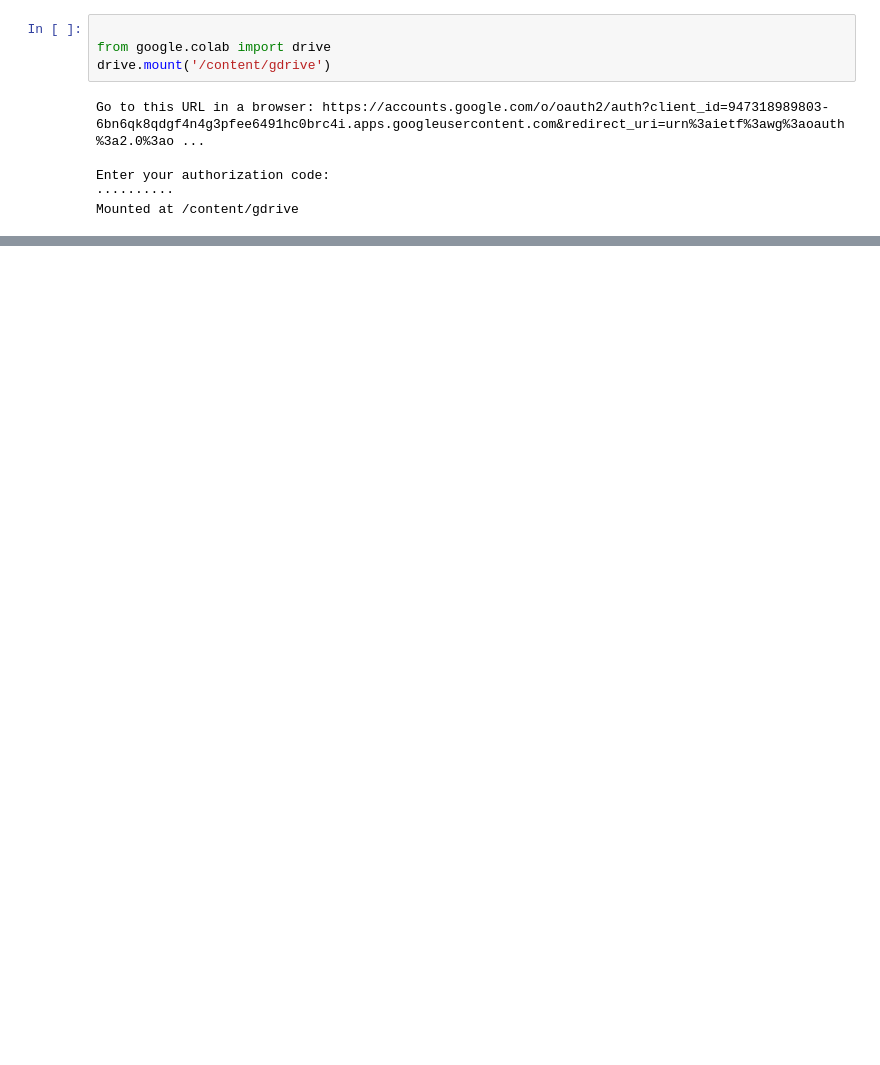
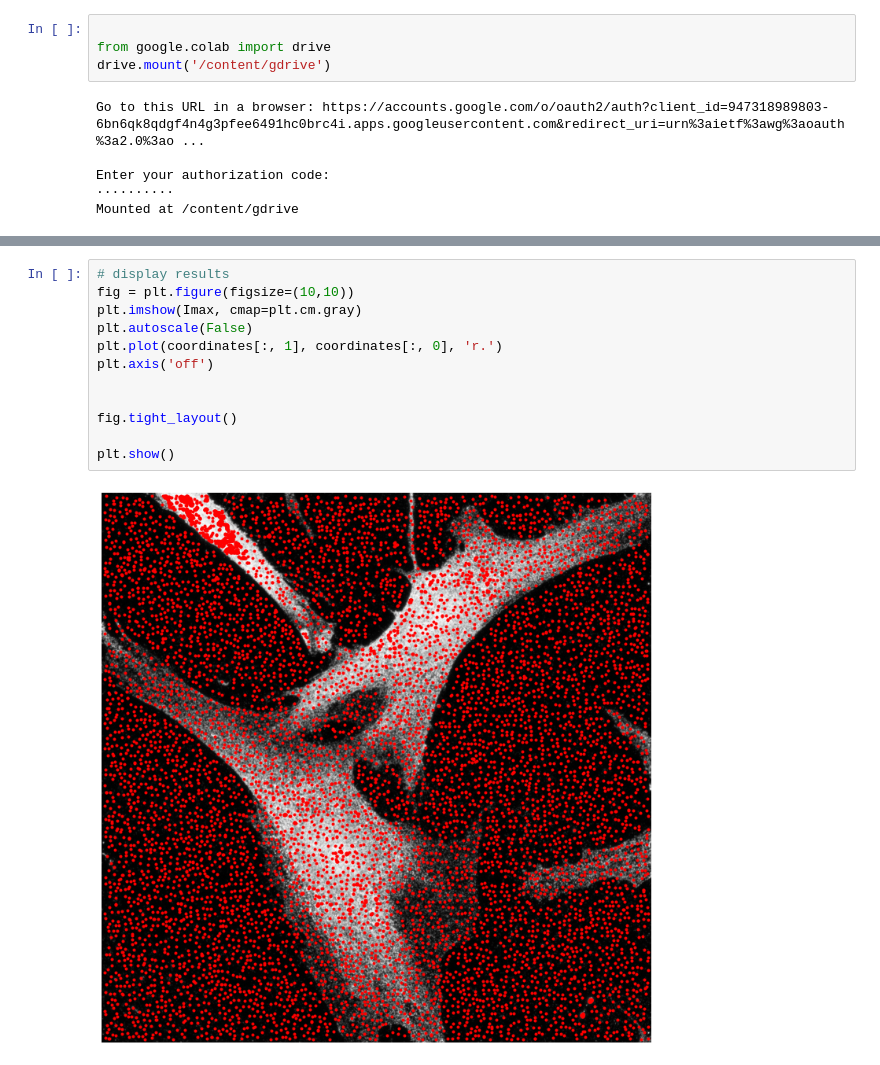
Before and after one commit to raulbenitez/HSJD_neuropaisajes, a Jupyter notebook: prueba1.ipynb, the cells around one changed output, grey strips where cells are left out. Saved outputs shown, nothing was run; the diff lists cells and outputs as text; blank space fills up the shorter version.

```diff
--- a/prueba1.ipynb
+++ b/prueba1.ipynb
@@ -12,0 +117,14 @@ Mounted at /content/gdrive
+# %%
+# display results
+fig = plt.figure(figsize=(10,10))
+plt.imshow(Imax, cmap=plt.cm.gray)
+plt.autoscale(False)
+plt.plot(coordinates[:, 1], coordinates[:, 0], 'r.')
+plt.axis('off')
+
+
+fig.tight_layout()
+
+plt.show()
+# %% [output]
+[figure, added]
```
Also changed, not shown: parts of 17 cells of this notebook.
